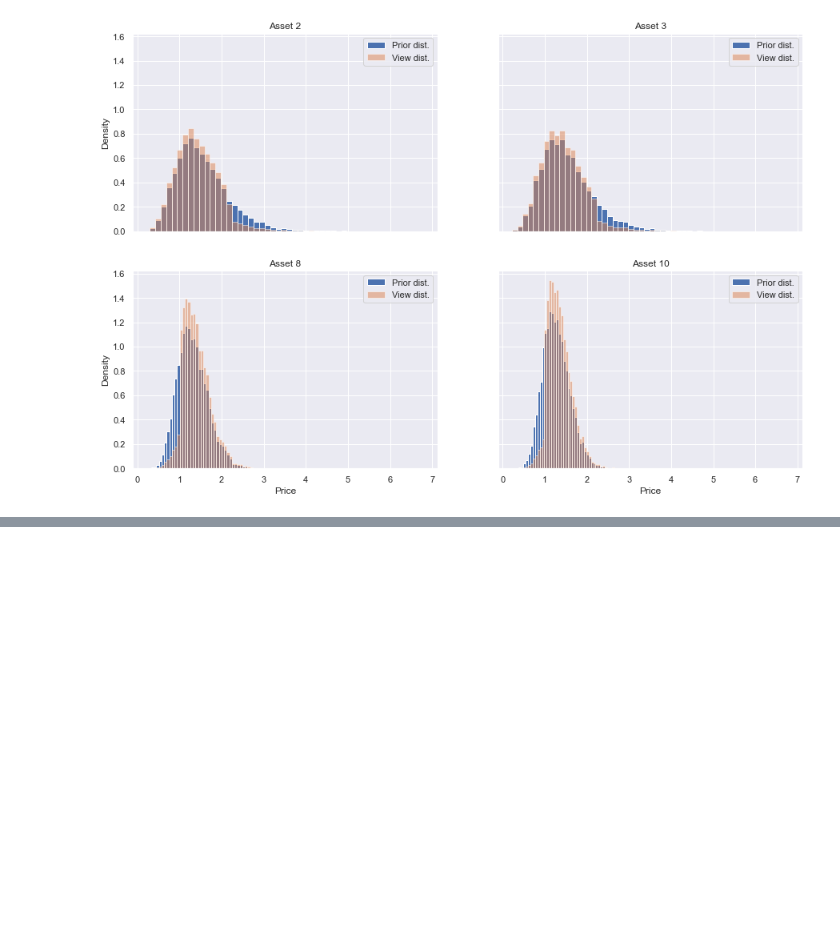
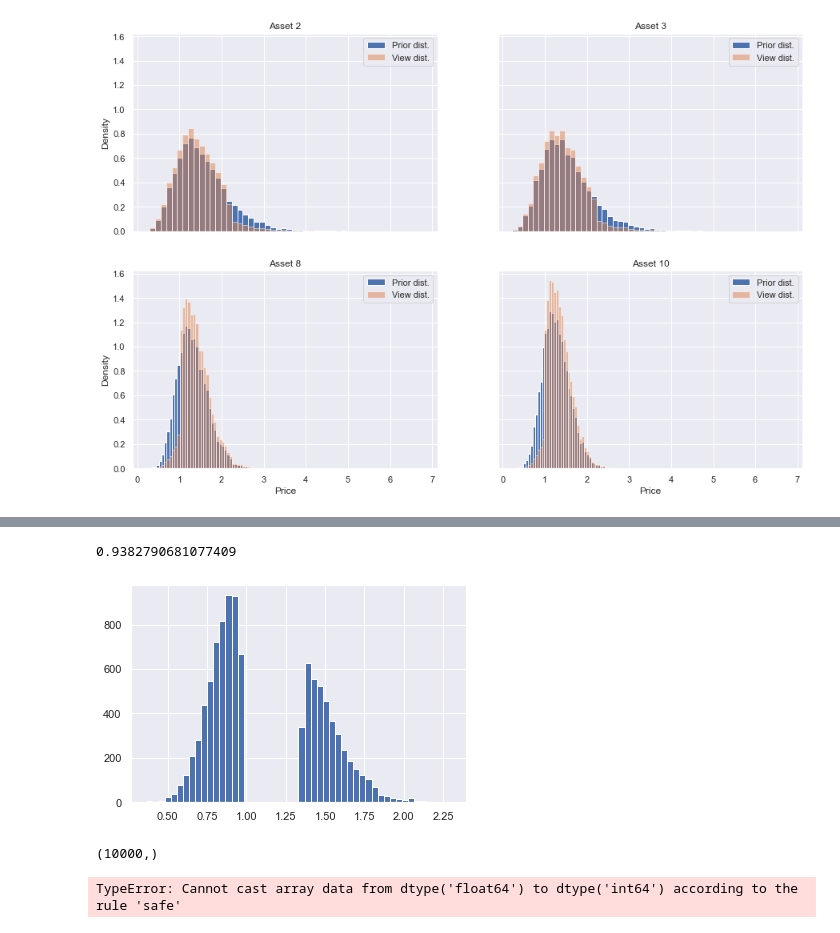
Before and after one commit to frgy17ac/Exammmmm, a Jupyter notebook: Solutions/Solution to Optimizing portfolios.ipynb, the cells around one changed output, grey strips where cells are left out. Drawn from its saved outputs; the diff is of its cells as text; code cells hidden in the pictures; blank space fills up the shorter version.

```diff
--- a/Solutions/Solution to Optimizing portfolios.ipynb
+++ b/Solutions/Solution to Optimizing portfolios.ipynb
@@ -771,0 +804,17 @@ plt.show()
+# %%
+np.percentile(asset[2].iloc[1, :] * p_tilde_oney[2] * 10000, 50)
+# %% [output]
+0.9382790681077409
+# %%
+plt.hist((asset[2].iloc[1, :] * p_tilde_oney[2] * 10000), bins = 50)
+plt.show()
+# %% [output]
+[figure, added]
+# %%
+p_tilde_oney[2].shape
+# %% [output]
+(10000,)
+# %%
+np.bincount(p_tilde_oney[2])
+# %% [output]
+TypeError: Cannot cast array data from dtype('float64') to dtype('int64') according to the rule 'safe'
```
Also changed, not shown: parts of 7 cells of this notebook.
